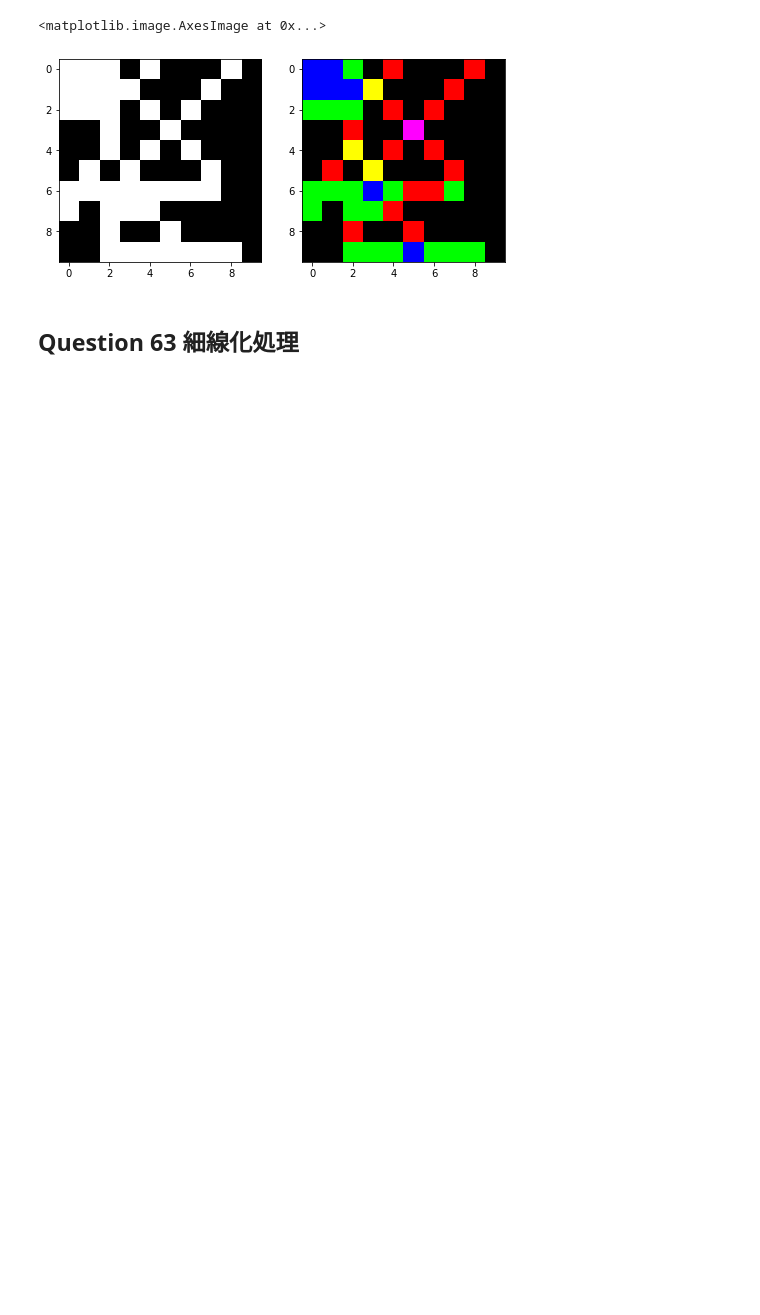
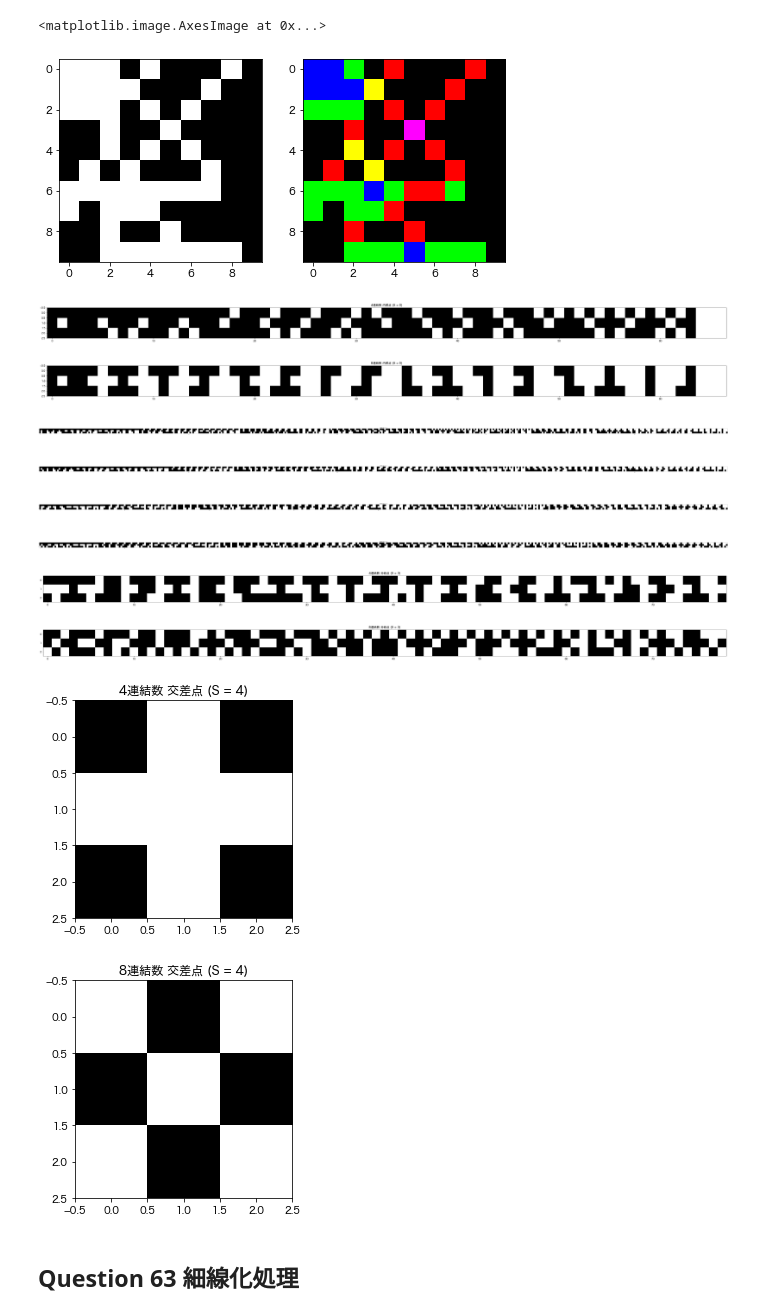
Before and after one commit to shinchu/gasyori100, a Jupyter notebook: notebooks/week_07.ipynb, the cells around one changed output. Drawn from its saved outputs; the diff is of its cells as text; code cells hidden in the pictures; blank space fills up the shorter version.

```diff
--- a/notebooks/week_07.ipynb
+++ b/notebooks/week_07.ipynb
@@ -3,6 +4,8 @@ import numpy as np
 import cv2
 import matplotlib.pyplot as plt
 from skimage import io
+# %%
+plt.rcParams['font.family'] = 'Hiragino Sans'
 # %% [markdown]
 ## Question 61 4-連結数
 # %% [markdown]
@@ -144,3 +452,49 @@ plt.imshow(connect_8(img_connect))
+# %%
+S_res_4 = [np.zeros((3, 3, 3)) for _ in range(5)]
+S_res_8 = [np.zeros((3, 3, 3)) for _ in range(5)]
+pad = np.zeros((3, 1, 3))
+
+for item in itertools.product([0, 1], repeat=9):
+    img = np.array(item).reshape(-1, 3)
+    S, res = connect_4(img)
+    if S is not None:
+        if np.sum(S_res_4[S]) == 0:
+            S_res_4[S] = res
+        else:
+            S_res_4[S] = np.concatenate([S_res_4[S], pad, res], 1)
+    S, res = connect_8(img)
+    if S is not None:
+        if np.sum(S_res_8[S]) == 0:
+            S_res_8[S] = res
+        else:
+            S_res_8[S] = np.concatenate([S_res_8[S], pad, res], 1)
+# %%
+for i in range(5):
+    if i in [1, 2]:
+        plt.figure(figsize=(200, 10))
+    elif i in [0, 3]:
+        plt.figure(figsize=(50, 10))
+    plt.imshow(S_res_4[i].astype(np.uint8))
+    plt.title(f'4連結数 {connectivity[i]} (S = {i})')
+    plt.show()
+    if i in [1, 2]:
+        plt.figure(figsize=(200, 10))
+    elif i in [0, 3]:
+        plt.figure(figsize=(50, 10))
+    plt.imshow(S_res_8[i].astype(np.uint8))
+    plt.title(f'8連結数 {connectivity[i]} (S = {i})')
+    plt.show()
+# %% [output]
+[figure, added]
+[figure, added]
+[figure, added]
+[figure, added]
+[figure, added]
+[figure, added]
+[figure, added]
+[figure, added]
+[figure, added]
+[figure, added]
 # %% [markdown]
 ## Question 63 細線化処理
 # %% [markdown]
```
Also changed, not shown: parts of 13 cells of this notebook.
